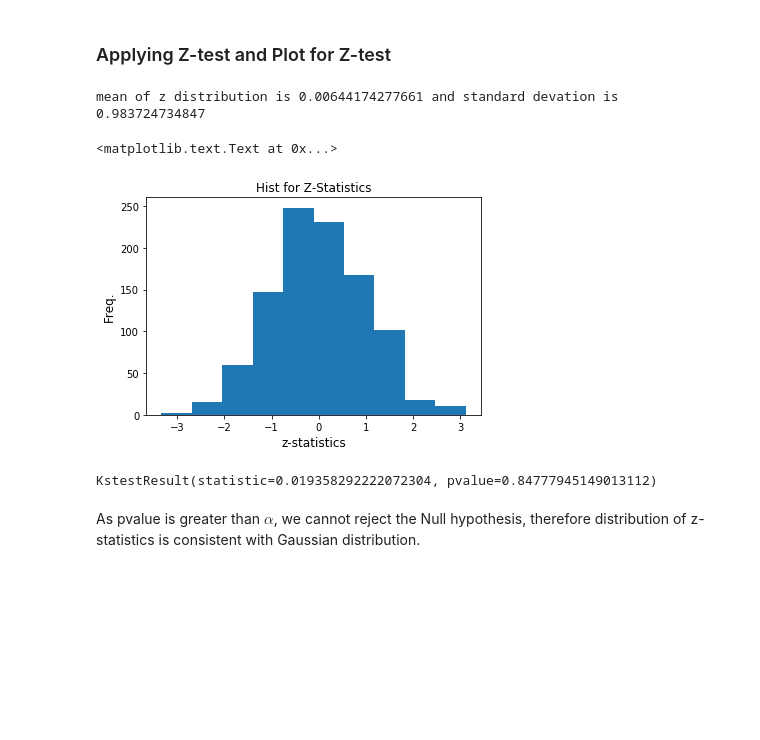
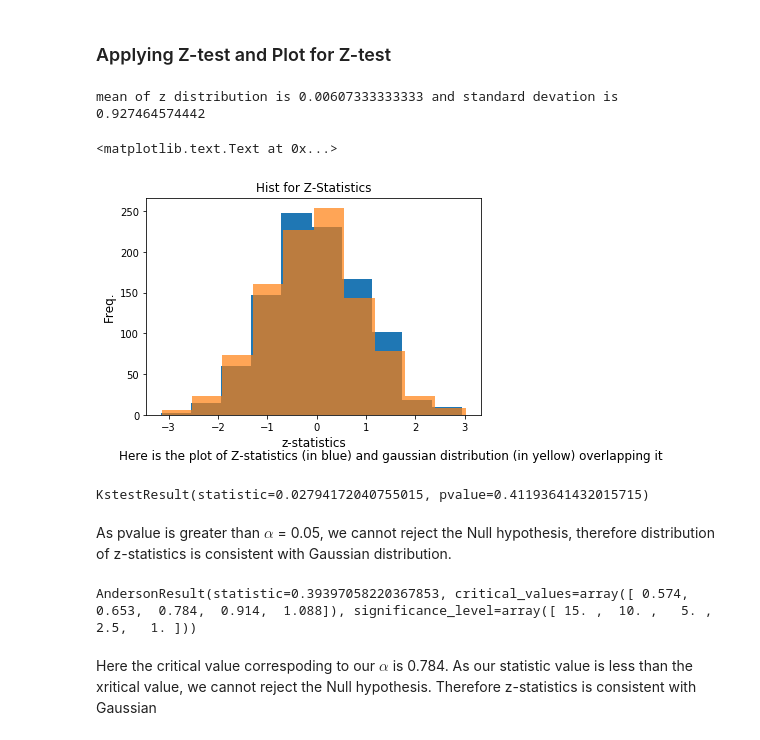
Before and after one commit to gauravcusp/Urban_Informatics_Coding_Assignments, a Jupyter notebook: HW5_gb1877/HW5_1_gb1877.ipynb, the cells around one changed output. Saved outputs shown, nothing was run; the diff lists cells and outputs as text; code cells hidden in the pictures; blank space fills up the shorter version.

```diff
--- a/HW5_gb1877/HW5_1_gb1877.ipynb
+++ b/HW5_gb1877/HW5_1_gb1877.ipynb
@@ -19,10 +19,9 @@ alpha = 0.05
 np.random.seed(500)
 
 mu=200
-sigma=25
 num=1000
 samples=100
-distribution=sp.stats.poisson.rvs(mu=mu,size=samples)
+distribution=stats.poisson.rvs(mu=mu,size=samples)
 
 pl.hist(distribution)
 pl.xlabel('Mean',fontsize=12)
@@ -39,7 +38,7 @@ alpha = 0.05
 np.random.seed(500)
 
 mu=200
-sigma=25
+sigma=15
 num=1000
 samples=100
 dMeans=np.zeros(num)
@@ -48,6 +47,7 @@ for i in range(num):
     dMeans[i]=distribution.mean()
 
 pl.hist(distribution)
+
 pl.xlabel('Mean',fontsize=12)
 pl.ylabel('Freq.',fontsize=12)
 pl.title('Plot of 1000 distribution with 100 sample each ')
@@ -82,22 +82,32 @@ $\alpha$ = 0.05
 # %% [markdown]
 ### Applying Z-test and Plot for Z-test
 # %%
-zs= ((mu-dMeans)* np.sqrt(samples))/ np.sqrt(mu)
+zs= (mu-dMeans)/ (sigma/np.sqrt(samples))
 # %%
 print('mean of z distribution is',zs.mean(),'and standard devation is',zs.std())
 # %% [output]
-mean of z distribution is 0.00644174277661 and standard devation is 0.983724734847
+mean of z distribution is 0.00607333333333 and standard devation is 0.927464574442
 # %%
 pl.hist(zs)
 pl.xlabel('z-statistics',fontsize=12)
 pl.ylabel('Freq.',fontsize=12)
 pl.title('Hist for Z-Statistics')
+
+normal= np.random.normal(0,1,1000)
+pl.hist(normal,alpha=0.7)
+pl.text(-4,-55,'Here is the plot of Z-statistics (in blue) and gaussian distribution (in yellow) overlapping it ',fontsize=12)
 # %% [output]
 <matplotlib.text.Text at 0x...>
-[figure, old version]
+[figure, new version]
 # %%
 sp.stats.kstest(zs,'norm')
 # %% [output]
-KstestResult(statistic=0.019358292222072304, pvalue=0.84777945149013112)
+KstestResult(statistic=0.02794172040755015, pvalue=0.41193641432015715)
 # %% [markdown]
-As pvalue is greater than $\alpha$, we cannot reject the Null hypothesis, therefore distribution of z-statistics is consistent with Gaussian distribution.
+As pvalue is greater than $\alpha$ = 0.05, we cannot reject the Null hypothesis, therefore distribution of z-statistics is consistent with Gaussian distribution.
+# %%
+sp.stats.anderson(zs,'norm')
+# %% [output]
+AndersonResult(statistic=0.39397058220367853, critical_values=array([ 0.574,  0.653,  0.784,  0.914,  1.088]), significance_level=array([ 15. ,  10. ,   5. ,   2.5,   1. ]))
+# %% [markdown]
+Here the critical value correspoding to our $\alpha$ is 0.784. As our statistic value is less than the xritical value, we cannot reject the Null hypothesis. Therefore z-statistics is consistent with Gaussian
```
Also changed, not shown: 3 other files.
